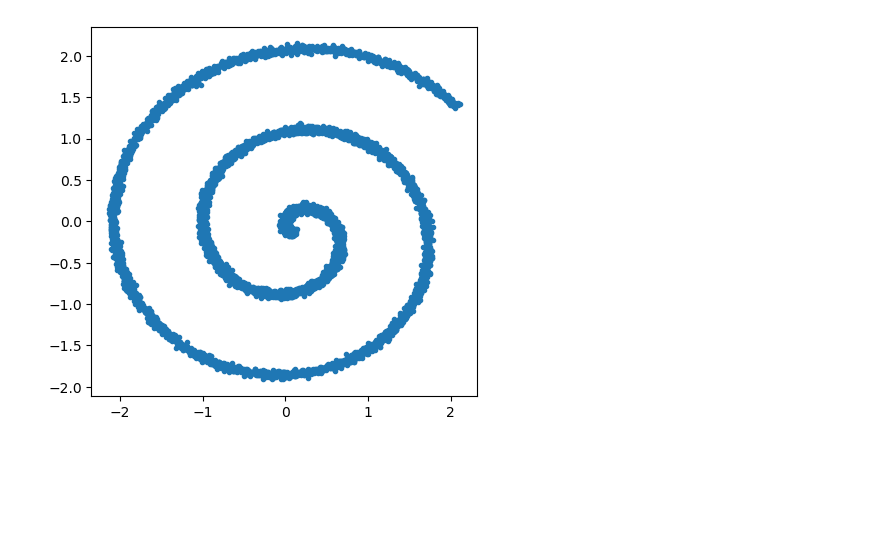
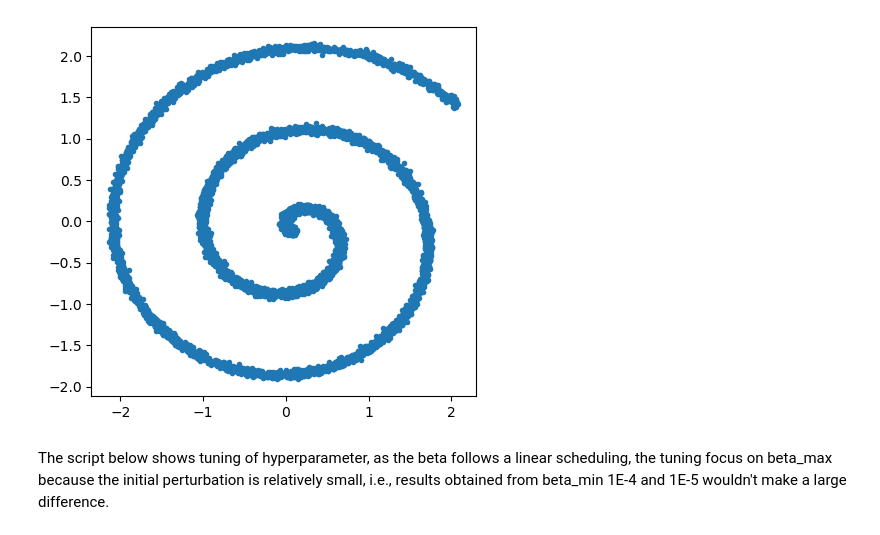
Before and after one commit to christian-jacobsen/CoCoGen, a Jupyter notebook: VP_study_aio.ipynb, the cells around one changed output. Saved outputs shown, nothing was run; the diff lists cells and outputs as text; code cells hidden in the pictures; blank space fills up the shorter version.

```diff
--- a/VP_study_aio.ipynb
+++ b/VP_study_aio.ipynb
@@ -415,27 +671,6 @@ def swiss_roll_eval(xy_coord, rad, **kwargs):
     raise ValueError("Both data_mu and data_std must be provided")
   true_xy = get_pos_from_single_rad(rad, data_mu, data_std)
   return torch.tensor(true_xy, device=xy_coord.device) - xy_coord
-
-def loss_fn_vp(model, x, c, beta_min, beta_max, eps=1e-5):
-  """The loss function for training score-based generative models VP SDE
-
-  Args:
-    model: A PyTorch model instance that represents a
-      time-dependent score-based model.
-    x: A mini-batch of training data.
-    beta_min: hyperparameter defining noise scales
-    beta_max: hyperparameter defining noise scales
-  """
-  random_t = torch.rand(x.shape[0], device=x.device) * (1. - eps) + eps
-  z = torch.randn_like(x, device=x.device)
-  mu = x*torch.exp(-0.25*random_t**2*(beta_max-beta_min)-0.5*random_t*beta_min)[:, None]
-  std = torch.sqrt(1-torch.exp(-0.5*random_t**2*(beta_max-beta_min)-random_t*beta_min))
-  perturbed_x = mu + z*std[:, None]
-  score = model(perturbed_x, c, random_t)
-
-  loss = torch.mean(torch.sum((score*std[:, None] + z)**2, dim=1))
-  #loss = torch.mean(torch.sum((score + z)**2, dim=1))
-  return loss
 
 def p_losses(score_model, sde, x0):
     # compute losses (including ELBO, score-matching loss)
@@ -483,7 +718,7 @@ def fid_metric(act1, act2):
   fid = ssdiff + np.trace(sigma1 + sigma2 - 2.0 * covmean)
   return fid
 
-seed_everything(111)
+seed_everything(0)
 data_type = 'swiss_roll' # 'circle'
 #ndim = 2
 
@@ -492,32 +727,34 @@ train_data_length = 8192
 xlim_min = -1.5
 xlim_max = 2.0
 ylim_min = -1.5
 ylim_max = 2.0
 
 train_data, _ = data_gen(train_data_length)
 data_mu = torch.mean(train_data, dim=0).unsqueeze(0)
 data_std = torch.std(train_data, dim=0).unsqueeze(0)
 train_data = (train_data - data_mu) / data_std
 #train_data = 2*(train_data-torch.min(train_data, dim=0)[0])/(torch.max(train_data,dim=0)[0]-torch.min(train_data, dim=0)[0])-1
 train_labels = torch.zeros(train_data_length)
 train_set = [
     (train_data[i], train_labels[i]) for i in range(train_data_length)
 ]
 train_set, val_set = torch.utils.data.random_split(train_set, [1,0])
 
 batch_size = 32
 train_loader = torch.utils.data.DataLoader(
     train_set, batch_size=batch_size, shuffle=True
 )
 #val_loader = torch.utils.data.DataLoader(
 #    val_set, batch_size=batch_size, shuffle=True
 #)
 
 plt.plot(train_data[train_set.indices, 0], train_data[train_set.indices, 1], ".")
 #plt.plot(train_data[val_set.indices, 0], train_data[val_set.indices, 1], ".")
 #plt.xlim(xlim_min, xlim_max)
 #plt.ylim(ylim_min, ylim_max)
 plt.gca().set_aspect('equal', adjustable='box')
 # %% [output]
-[figure, old version]
+[figure, new version]
+# %% [markdown]
+The script below shows tuning of hyperparameter, as the beta follows a linear scheduling, the tuning focus on beta_max because the initial perturbation is relatively small, i.e., results obtained from beta_min 1E-4 and 1E-5 wouldn't make a large difference.
 # %%
```
Also changed, not shown: parts of 23 cells of this notebook, 3 other files.
